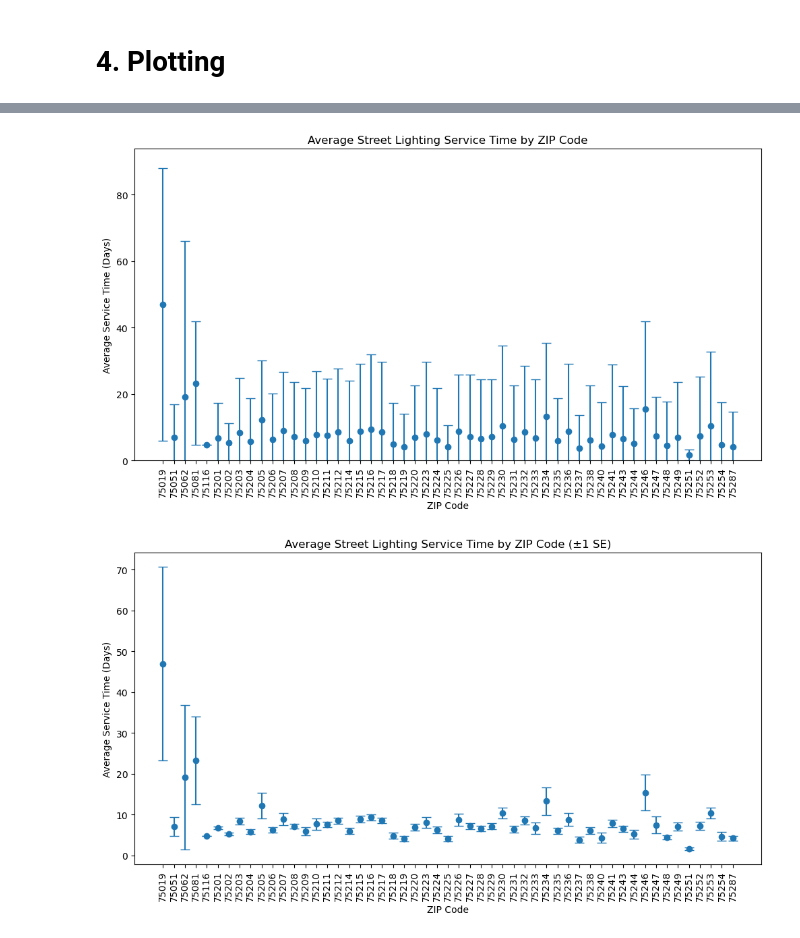
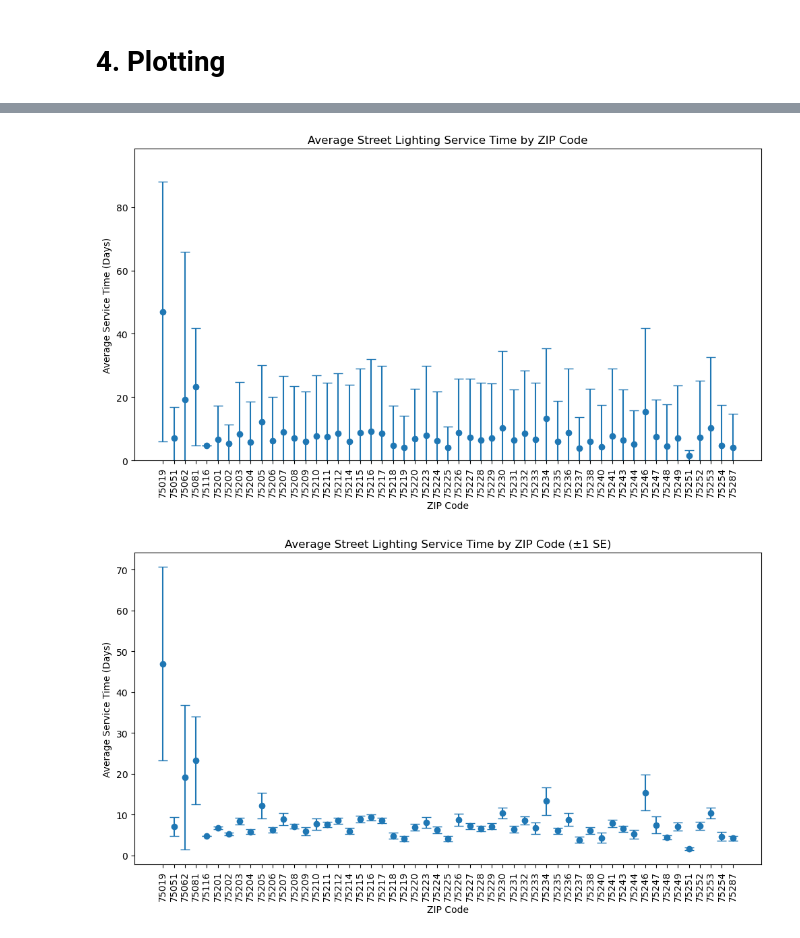
Before and after one commit to ratraverfallick/Hackathon_REU2026_Group4, a Jupyter notebook: light_data_sara.ipynb, the cells around one changed output, grey strips where cells are left out. Cells and saved outputs as stored; diff of their text form; code cells hidden in the pictures.

```diff
--- a/light_data_sara.ipynb
+++ b/light_data_sara.ipynb
@@ -281,10 +282,10 @@ plot_data
 plot_data.to_csv("street_lighting_2021_2025.csv", index=False)
 # %%
 zip_stats = (
-    closed.groupby("zip_S")["service_time_days"]
+    closed.groupby("zip_code")["service_time_days"]
     .agg(["mean", "std", "count"])
     .reset_index()
-))
+)
 
 zip_stats
 # %% [output]
@@ -292,21 +309,26 @@ SyntaxError: unmatched ')' (1874631773.py, line 5)
+# %%
+#CI
+zip_stats["se"] = zip_stats["std"] / (zip_stats["count"] ** 0.5)
+zip_stats["ci95"] = 1.96 * zip_stats["se"]
 # %%
 plt.figure(figsize=(12, 6))
 
 plt.errorbar(
     zip_stats["zip_code"],
     zip_stats["mean"],
     yerr=zip_stats["std"],
     fmt="o",
     capsize=5
 )
 plt.ylim(bottom=0)
 plt.xticks(rotation=90)
 plt.xlabel("ZIP Code")
 plt.ylabel("Average Service Time (Days)")
 plt.title("Average Street Lighting Service Time by ZIP Code")
+plt.ylim(0, zip_stats["mean"].max() + zip_stats["ci95"].max() + 5)
 plt.show()
 # %% [output]
-[figure, old version]
+[figure, new version]
 # %%
 #standard error instead of standard deviation
 zip_stats["se"] = zip_stats["std"] / zip_stats["count"]**0.5
```
Also changed, not shown: parts of 9 cells of this notebook, 3 other files.
